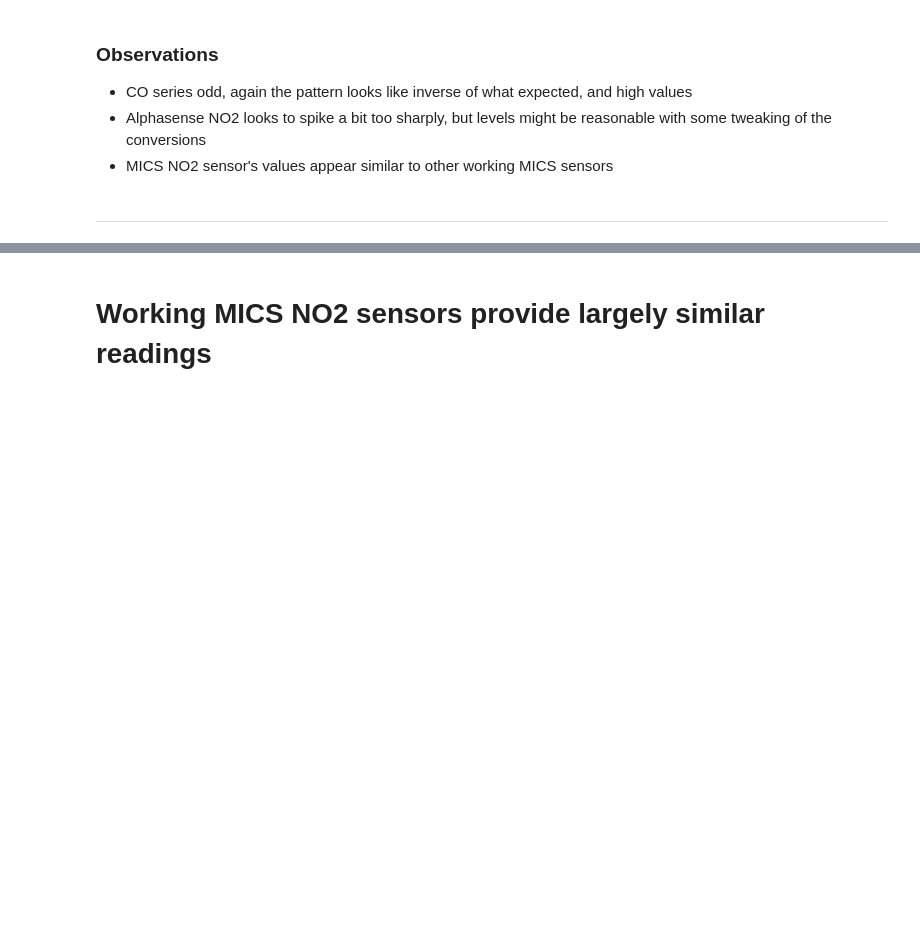
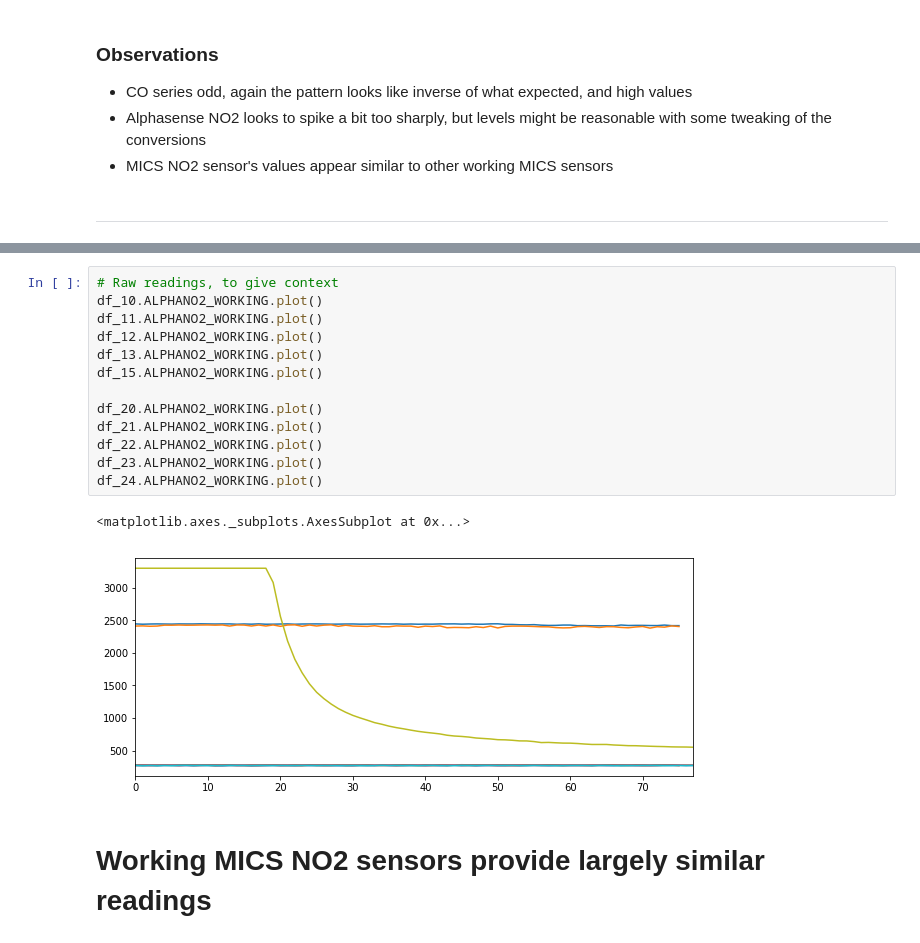
Before and after one commit to jsoikkeli/climathon2016, a Jupyter notebook: 0.3 torching/Analyse_0.3_torching_data.ipynb, the cells around one changed output, grey strips where cells are left out. Cells and saved outputs as stored; diff of their text form; blank space fills up the shorter version.

```diff
--- a/0.3 torching/Analyse_0.3_torching_data.ipynb
+++ b/0.3 torching/Analyse_0.3_torching_data.ipynb
@@ -846,3 +900,19 @@ df_24.NO2_mics_ppb.plot()
+# %%
+# Raw readings, to give context
+df_10.ALPHANO2_WORKING.plot()
+df_11.ALPHANO2_WORKING.plot()
+df_12.ALPHANO2_WORKING.plot()
+df_13.ALPHANO2_WORKING.plot()
+df_15.ALPHANO2_WORKING.plot()
+
+df_20.ALPHANO2_WORKING.plot()
+df_21.ALPHANO2_WORKING.plot()
+df_22.ALPHANO2_WORKING.plot()
+df_23.ALPHANO2_WORKING.plot()
+df_24.ALPHANO2_WORKING.plot()
+# %% [output]
+<matplotlib.axes._subplots.AxesSubplot at 0x...>
+[figure, added]
 # %% [markdown]
 # Working MICS NO2 sensors provide largely similar readings
 # %%
```
Also changed, not shown: parts of 6 cells of this notebook.
